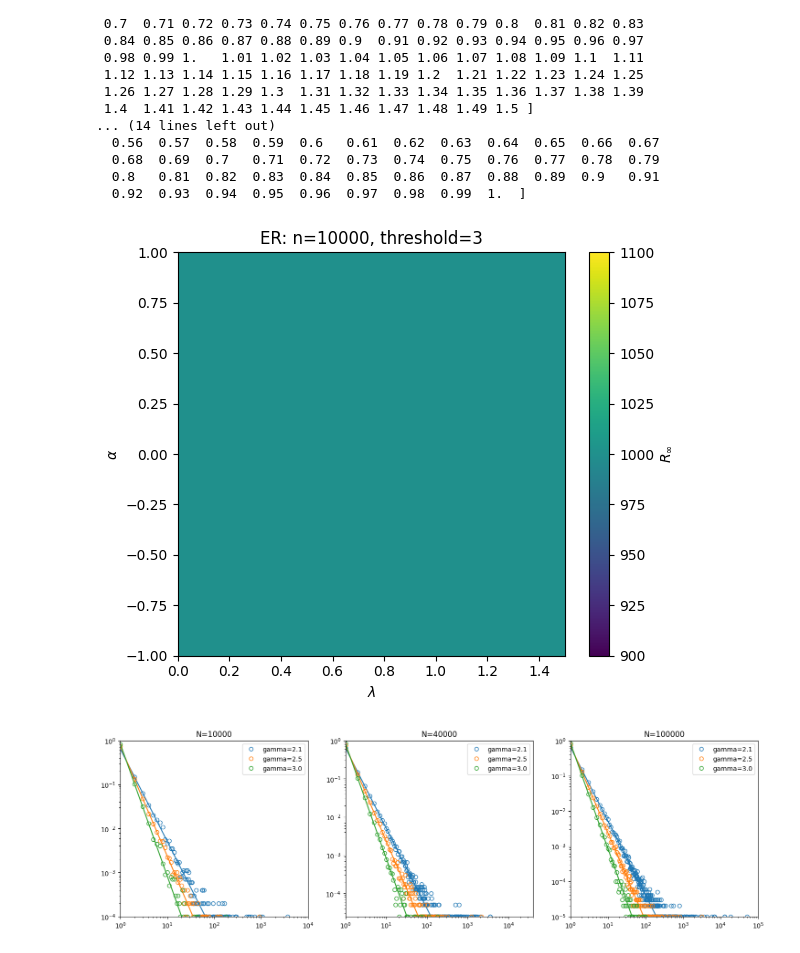
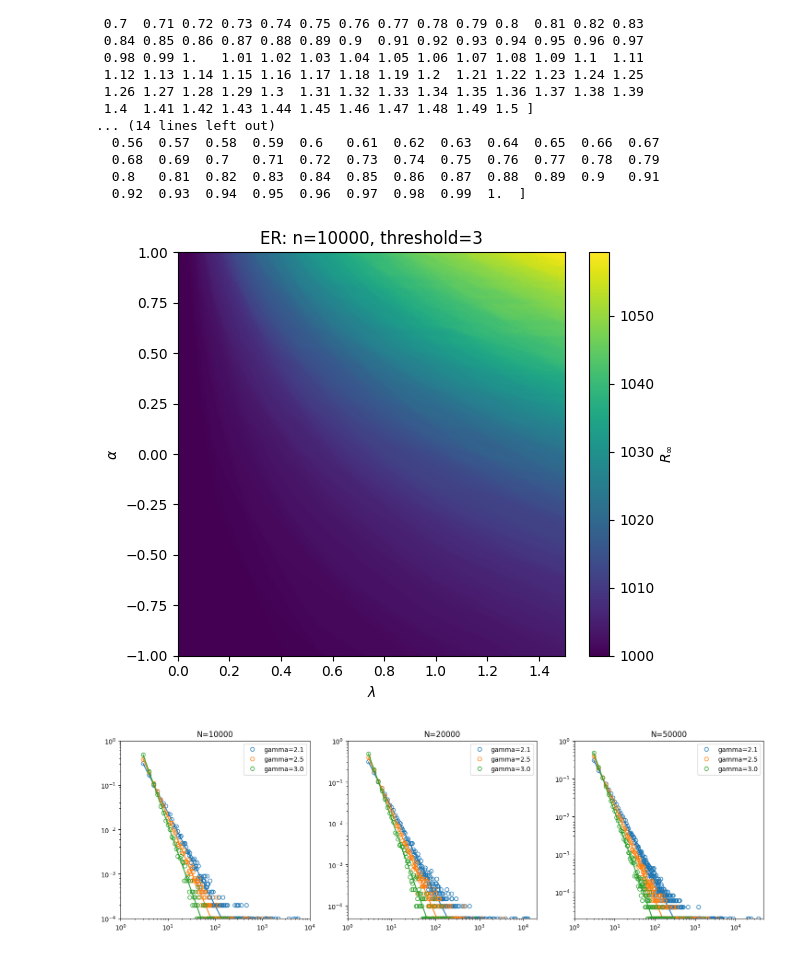
Before and after one commit to Kojirouuuu/network-simulations, a Jupyter notebook: notebooks/analyze.ipynb, the cells around one changed output. Drawn from its saved outputs; the diff is of its cells as text; code cells hidden in the pictures.

Commit message:
feat: Config Model generated with kMin

```diff
--- a/notebooks/analyze.ipynb
+++ b/notebooks/analyze.ipynb
@@ -13,7 +13,10 @@ from tqdm import tqdm
 N = 10_000
 batch_size = 10
 threshold = 3
-output_path = os.path.abspath(os.path.join('..', f'app/out/fastsar/er/threshold={threshold}/N={N}'))
+gamma = 4.00
+kmin = 3
+output_path = os.path.abspath(os.path.join('..', f'app/out/fastsar/config/gamma={gamma:.2f}/kmin={kmin}/threshold={threshold}/N={N}'))
+print(f"output_path: {output_path}")
 # output_path = os.path.abspath(os.path.join('..', f'out/fastsar/threshold={threshold}/N={N}'))
 if output_path not in sys.path:
     sys.path.append(output_path)
@@ -136,7 +141,7 @@ cbar.set_label(r'$R_\infty$')
 plt.tight_layout()
 plt.show()
 # %% [output]
-[figure, old version]
+[figure, new version]
 # %%
 def gen_pk_from_nx(G):
     N = G.number_of_nodes()
@@ -147,8 +152,9 @@ def gen_pk_from_nx(G):
     pk = degrees / N
     return pk
 # %%
-network_path = os.path.join('..', 'out/pk/config')
-N_list = [10000, 40000, 100000]
+kmin = 3
+network_path = os.path.join('..', f'out/pk/config/kmin={kmin}')
+N_list = [10000, 20000, 50000]
 gamma_list = [2.1, 2.5, 3.0]
 G_list = np.zeros((len(N_list), len(gamma_list)), dtype=object)
 
@@ -163,22 +169,22 @@ for N_idx, N in enumerate(N_list):
 # %%
 fig, axes = plt.subplots(1, len(N_list), figsize=(6*len(N_list), 5))
 
 for N_idx, N in enumerate(N_list):
     ax = axes[N_idx]
     for gamma_idx, gamma in enumerate(gamma_list):
         pk = gen_pk_from_nx(G_list[N_idx, gamma_idx])
         ax.plot(pk, label=f'gamma={gamma}', linestyle='', marker='o', markerfacecolor='none', markeredgecolor=colors[gamma_idx])
-        x = np.arange(1, N)
+        x = np.arange(kmin, N)
         y = x**(-gamma)
         C = y.sum()
         y = y / C
         ax.plot(x, y, linestyle='-', color=colors[gamma_idx])
     ax.set_title(f'N={N}')
     ax.set_xscale('log')
     ax.set_yscale('log')
     ax.set_xlim(1, N)
     ax.set_ylim(pk[pk > 0].min(), 1)
     ax.legend()
 plt.show()
 # %% [output]
-[figure, old version]
+[figure, new version]
```
Also changed, not shown: parts of 2 cells of this notebook, 7 other files.
